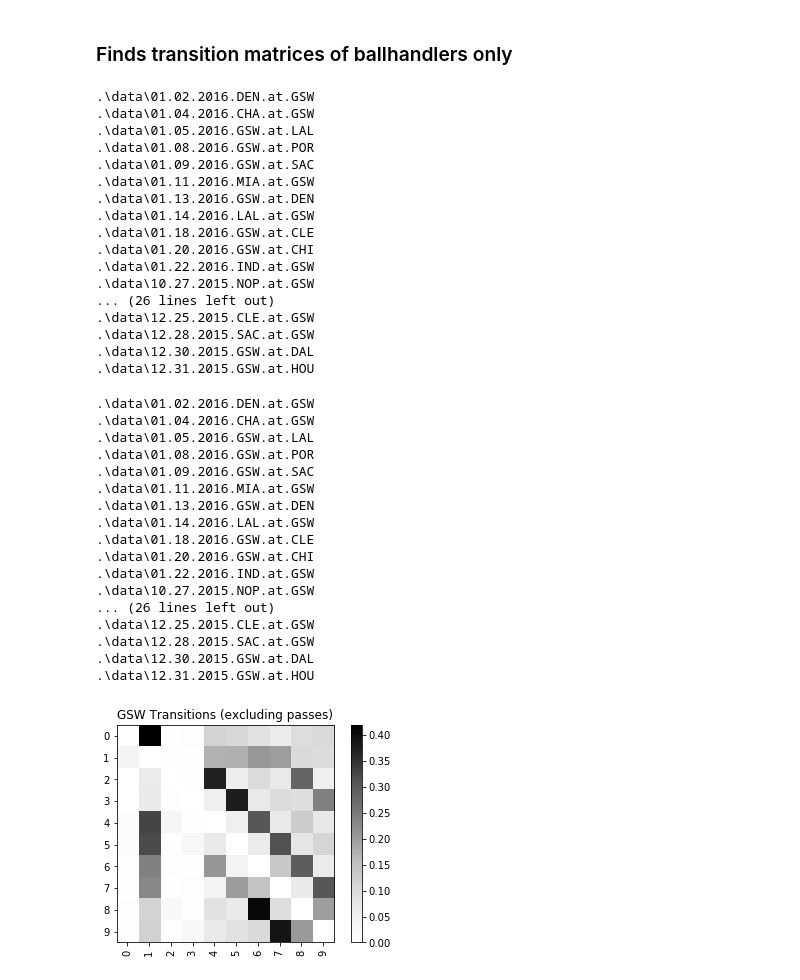
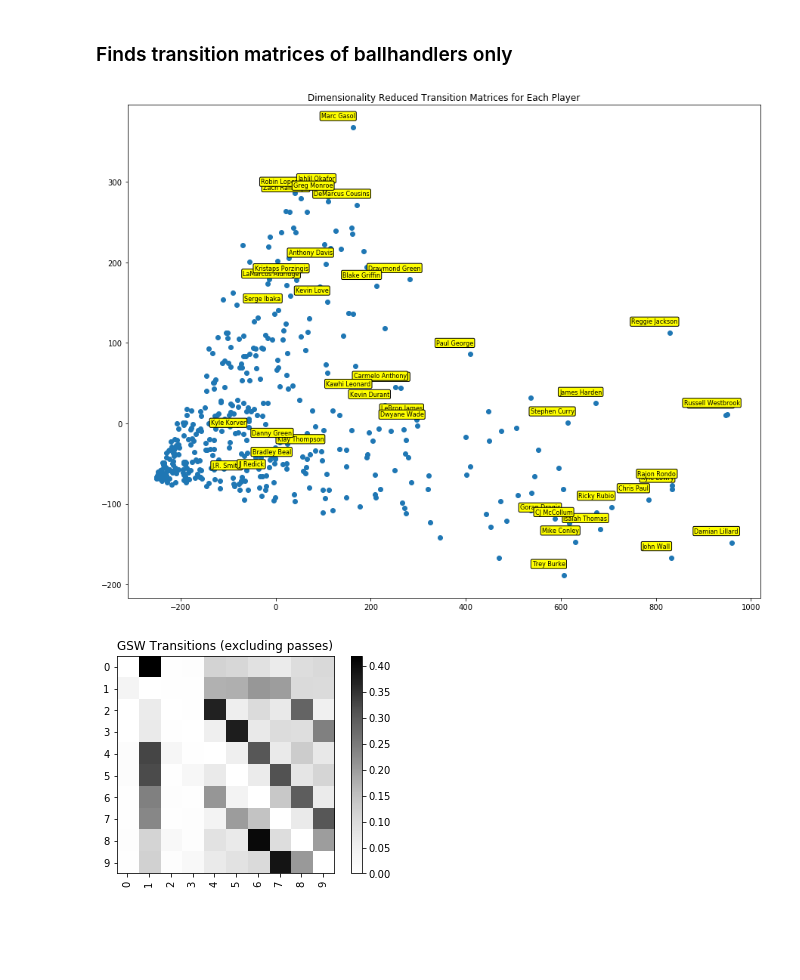
Before and after one commit to jtliao/nba-tracking-data-analysis, a Jupyter notebook: functions.ipynb, the cells around one changed output. Saved outputs shown, nothing was run; the diff lists cells and outputs as text; code cells hidden in the pictures; blank space fills up the shorter version.

```diff
--- a/functions.ipynb
+++ b/functions.ipynb
@@ -257,23 +237,3 @@ def ballhandler_transitions(team_name, ballhandlers, num_games=None, p=True):
                                     moment_num += 1
                                     seen_moments.add(mom_tuple)
     return b_transition_dict
-# %%
-dists = distances_to_ball("Golden State Warriors")
-# %% [output]
-.\data\01.02.2016.DEN.at.GSW
-.\data\01.04.2016.CHA.at.GSW
-.\data\01.05.2016.GSW.at.LAL
-.\data\01.08.2016.GSW.at.POR
-.\data\01.09.2016.GSW.at.SAC
-.\data\01.11.2016.MIA.at.GSW
-.\data\01.13.2016.GSW.at.DEN
-.\data\01.14.2016.LAL.at.GSW
-.\data\01.18.2016.GSW.at.CLE
-.\data\01.20.2016.GSW.at.CHI
-.\data\01.22.2016.IND.at.GSW
-.\data\10.27.2015.NOP.at.GSW
-... (26 lines left out)
-.\data\12.25.2015.CLE.at.GSW
-.\data\12.28.2015.SAC.at.GSW
-.\data\12.30.2015.GSW.at.DAL
-.\data\12.31.2015.GSW.at.HOU
@@ -282,20 +239,0 @@ bh = get_ballhandlers(dists)
-# %%
-bh_trans = ballhandler_transitions("Golden State Warriors", bh)
-# %% [output]
-.\data\01.02.2016.DEN.at.GSW
-.\data\01.04.2016.CHA.at.GSW
-.\data\01.05.2016.GSW.at.LAL
-.\data\01.08.2016.GSW.at.POR
-.\data\01.09.2016.GSW.at.SAC
-.\data\01.11.2016.MIA.at.GSW
-.\data\01.13.2016.GSW.at.DEN
-.\data\01.14.2016.LAL.at.GSW
-.\data\01.18.2016.GSW.at.CLE
-.\data\01.20.2016.GSW.at.CHI
-.\data\01.22.2016.IND.at.GSW
-.\data\10.27.2015.NOP.at.GSW
-... (26 lines left out)
-.\data\12.25.2015.CLE.at.GSW
-.\data\12.28.2015.SAC.at.GSW
-.\data\12.30.2015.GSW.at.DAL
-.\data\12.31.2015.GSW.at.HOU
@@ -302,3 +267,30 @@ bh_trans = ballhandler_transitions("Golden State Warriors", bh)
+# %%
+relevant_players = {"Marc Gasol", "Draymond Green", "Blake Griffin", "Reggie Jackson", "Paul George",
+                    "Kevin Durant", "Kawhi Leonard", "Danilo Gallinari", "LeBron James", "Dwyane Wade",
+                    "Carmelo Anthony", "Greg Monroe", "DeMarcus Cousins", "Jahlil Okafor", "Zach Randolph",
+                    "Kristaps Porzingis", "LaMarcus Aldridge", "Russell Westbrook", "James Harden",
+                    "Damian Lillard", "John Wall", "Mike Conley", "Isaiah Thomas", "Stephen Curry",
+                    "Chris Paul", "Rajon Rondo", "Kyle Lowry", "Ricky Rubio", "Anthony Davis", "Klay Thompson",
+                    "Kyle Korver", "Danny Green", "JJ Redick", "Bradley Beal", "J.R. Smith",
+                    "CJ McCollum", "Goran Dragic", "Trey Burke", "Robin Lopez", "Kevin Love",
+                    "Serge Ibaka", "Kemba Walker"}
+vals = []
+ps = []
+for p, mat in player_to_trans_nopass.items():
+    ps.append(p)
+    vals.append(mat)
+t = PCA(n_components=2)
+td=t.fit_transform(vals)
+plt.figure(figsize=(15, 12))
+plt.scatter(td[:, 0], td[:, 1])
+for p, x, y in zip(ps, td[:, 0], td[:, 1]):
+    if p in relevant_players:
+        plt.annotate(p, xy=(x, y), xytext=(-20, 15), size=8, textcoords='offset points', ha='center', va='center',
+                     bbox=dict(boxstyle='round,pad=0.2', fc='yellow', alpha=1))
+plt.title("Dimensionality Reduced Transition Matrices for Each Player")
+plt.show()
+# %% [output]
+[figure, added]
 # %%
 # for team, players in bh_trans.items():
 #     for p, trans in players.items():
```
Also changed, not shown: parts of 17 cells of this notebook, 5 other files.
